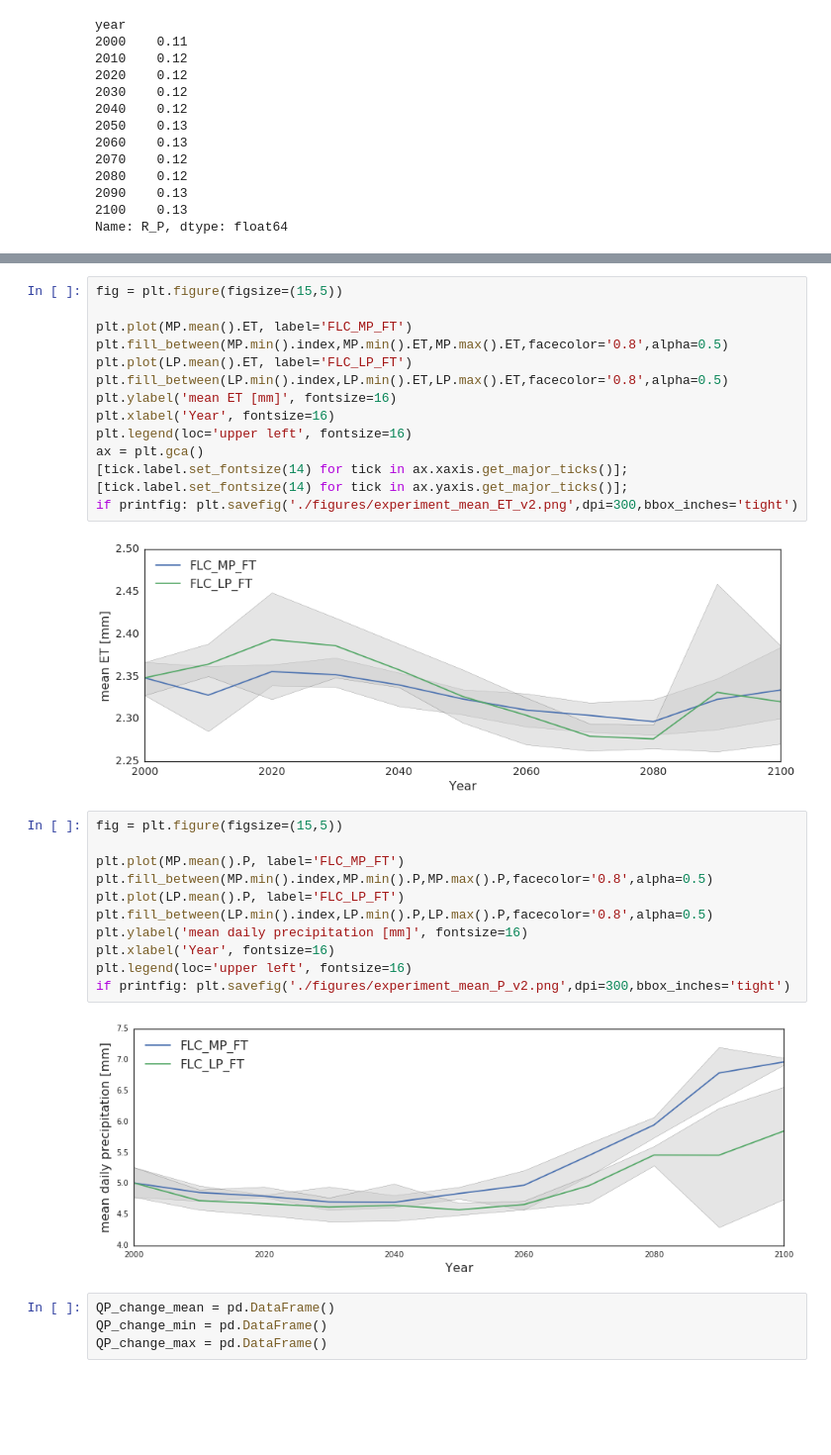
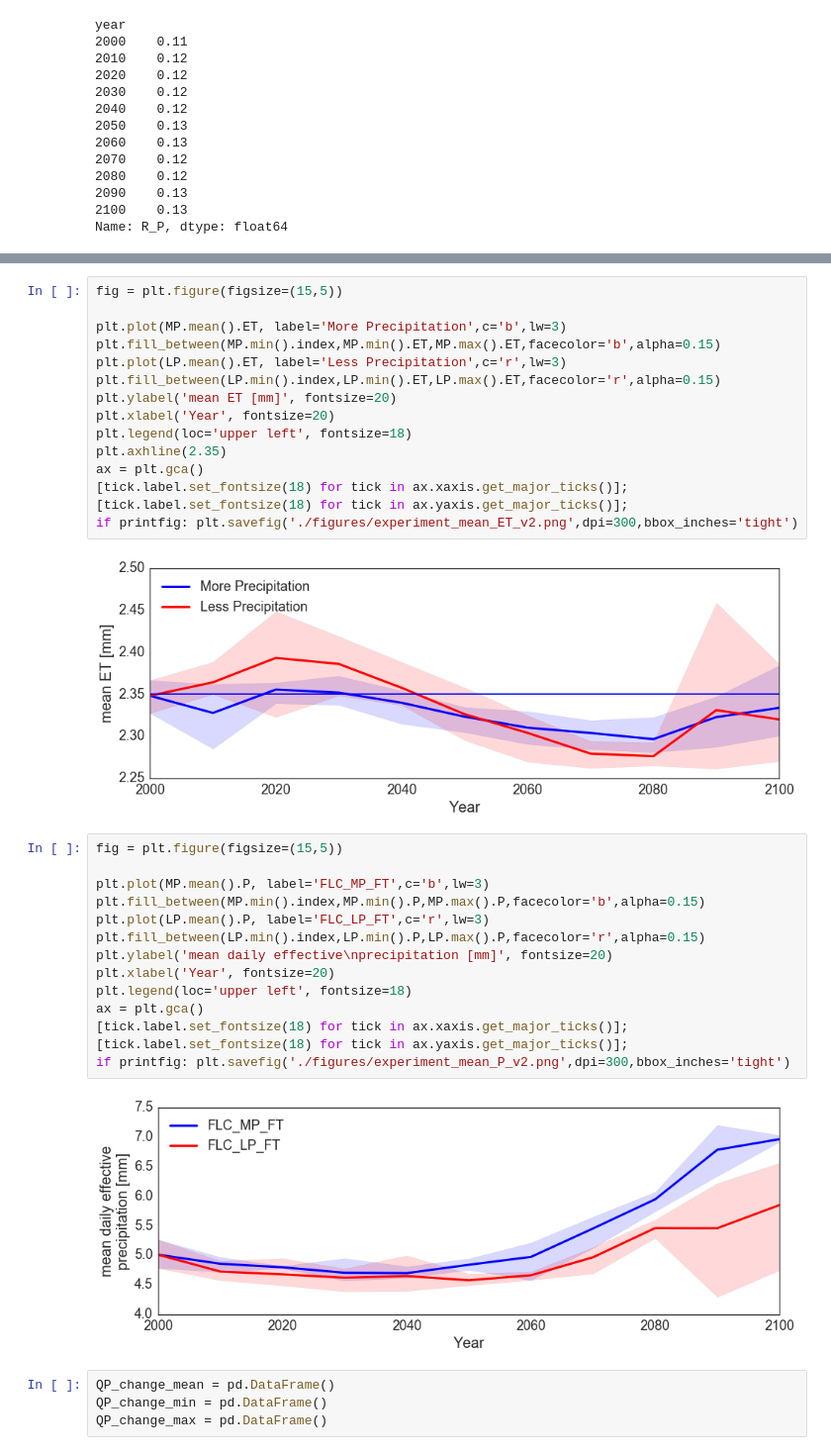
Before and after one commit to theobarnhart/rhessys_prep_analysis, a Jupyter notebook: ComoCreek/Visualize Experiment V2.ipynb, the cells around one changed output, grey strips where cells are left out. Shown at 99% size. Cells and saved outputs as stored; diff of their text form; blank space fills up the shorter version.

```diff
--- a/ComoCreek/Visualize Experiment V2.ipynb
+++ b/ComoCreek/Visualize Experiment V2.ipynb
@@ -145,32 +223,36 @@ if printfig: plt.savefig('./figures/experiment_mean_peakSWE_v2.png',dpi=300,bbox
 # %%
 fig = plt.figure(figsize=(15,5))
 
-plt.plot(MP.mean().ET, label='FLC_MP_FT')
-plt.fill_between(MP.min().index,MP.min().ET,MP.max().ET,facecolor='0.8',alpha=0.5)
-plt.plot(LP.mean().ET, label='FLC_LP_FT')
-plt.fill_between(LP.min().index,LP.min().ET,LP.max().ET,facecolor='0.8',alpha=0.5)
-plt.ylabel('mean ET [mm]', fontsize=16)
-plt.xlabel('Year', fontsize=16)
-plt.legend(loc='upper left', fontsize=16)
+plt.plot(MP.mean().ET, label='More Precipitation',c='b',lw=3)
+plt.fill_between(MP.min().index,MP.min().ET,MP.max().ET,facecolor='b',alpha=0.15)
+plt.plot(LP.mean().ET, label='Less Precipitation',c='r',lw=3)
+plt.fill_between(LP.min().index,LP.min().ET,LP.max().ET,facecolor='r',alpha=0.15)
+plt.ylabel('mean ET [mm]', fontsize=20)
+plt.xlabel('Year', fontsize=20)
+plt.legend(loc='upper left', fontsize=18)
+plt.axhline(2.35)
 ax = plt.gca()
-[tick.label.set_fontsize(14) for tick in ax.xaxis.get_major_ticks()];
-[tick.label.set_fontsize(14) for tick in ax.yaxis.get_major_ticks()];
+[tick.label.set_fontsize(18) for tick in ax.xaxis.get_major_ticks()];
+[tick.label.set_fontsize(18) for tick in ax.yaxis.get_major_ticks()];
 if printfig: plt.savefig('./figures/experiment_mean_ET_v2.png',dpi=300,bbox_inches='tight')
 # %% [output]
-[figure, old version]
+[figure, new version]
 # %%
 fig = plt.figure(figsize=(15,5))
 
-plt.plot(MP.mean().P, label='FLC_MP_FT')
-plt.fill_between(MP.min().index,MP.min().P,MP.max().P,facecolor='0.8',alpha=0.5)
-plt.plot(LP.mean().P, label='FLC_LP_FT')
-plt.fill_between(LP.min().index,LP.min().P,LP.max().P,facecolor='0.8',alpha=0.5)
-plt.ylabel('mean daily precipitation [mm]', fontsize=16)
-plt.xlabel('Year', fontsize=16)
-plt.legend(loc='upper left', fontsize=16)
+plt.plot(MP.mean().P, label='FLC_MP_FT',c='b',lw=3)
+plt.fill_between(MP.min().index,MP.min().P,MP.max().P,facecolor='b',alpha=0.15)
+plt.plot(LP.mean().P, label='FLC_LP_FT',c='r',lw=3)
+plt.fill_between(LP.min().index,LP.min().P,LP.max().P,facecolor='r',alpha=0.15)
+plt.ylabel('mean daily effective\nprecipitation [mm]', fontsize=20)
+plt.xlabel('Year', fontsize=20)
+plt.legend(loc='upper left', fontsize=18)
+ax = plt.gca()
+[tick.label.set_fontsize(18) for tick in ax.xaxis.get_major_ticks()];
+[tick.label.set_fontsize(18) for tick in ax.yaxis.get_major_ticks()];
 if printfig: plt.savefig('./figures/experiment_mean_P_v2.png',dpi=300,bbox_inches='tight')
 # %% [output]
-[figure, old version]
+[figure, new version]
 # %%
 QP_change_mean = pd.DataFrame()
 QP_change_min = pd.DataFrame()
```
Also changed, not shown: parts of 48 cells of this notebook.
